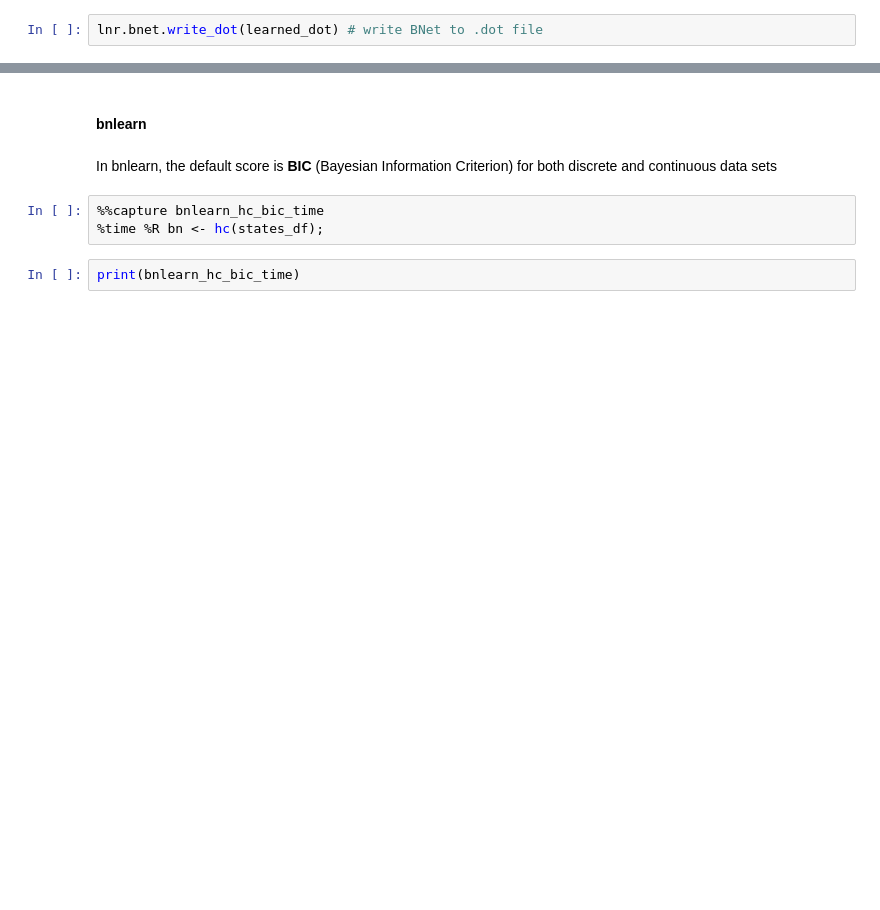
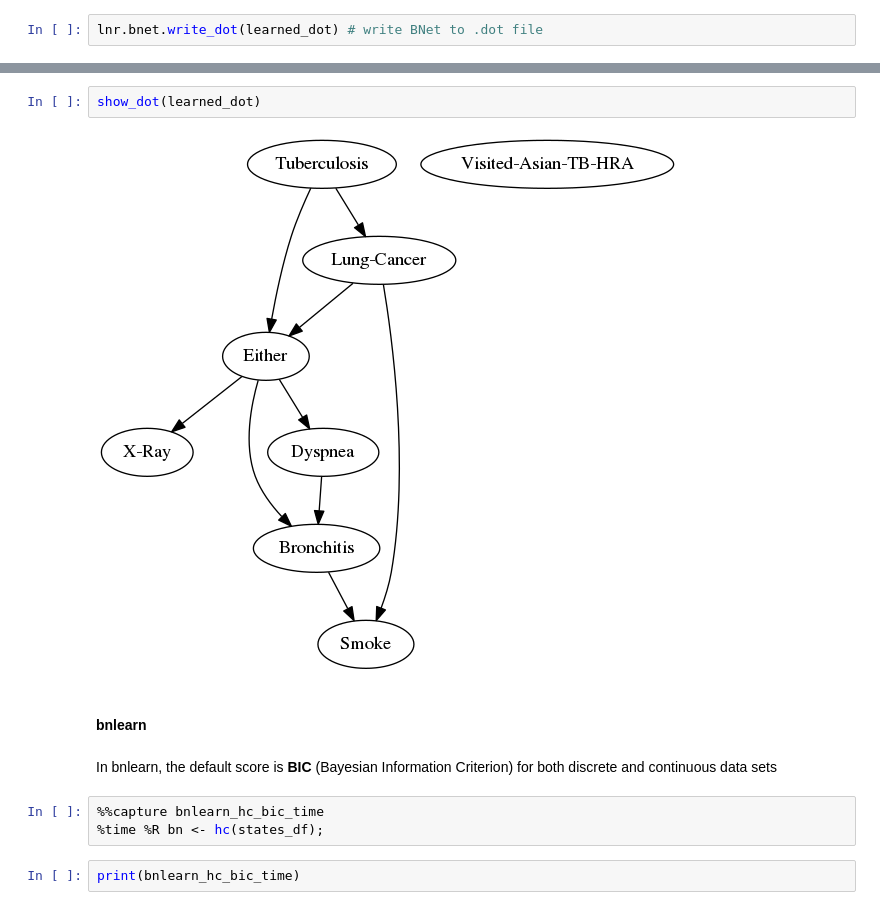
Before and after one commit to artiste-qb-net/quantum-fog, a Jupyter notebook: jupyter-notebooks/bnlearn-qfog-comparison/struc-learning-template-asia.ipynb, the cells around one changed output, grey strips where cells are left out. Cells and saved outputs as stored; diff of their text form; blank space fills up the shorter version.

```diff
--- a/jupyter-notebooks/bnlearn-qfog-comparison/struc-learning-template-asia.ipynb
+++ b/jupyter-notebooks/bnlearn-qfog-comparison/struc-learning-template-asia.ipynb
@@ -194,3 +195,7 @@ Source(open(learned_dot).read())
+# %%
+show_dot(learned_dot)
+# %% [output]
+[figure, added]
 # %% [markdown]
 #### bnlearn
 # %% [markdown]
```
Also changed, not shown: parts of 22 cells of this notebook, 8 other files.
